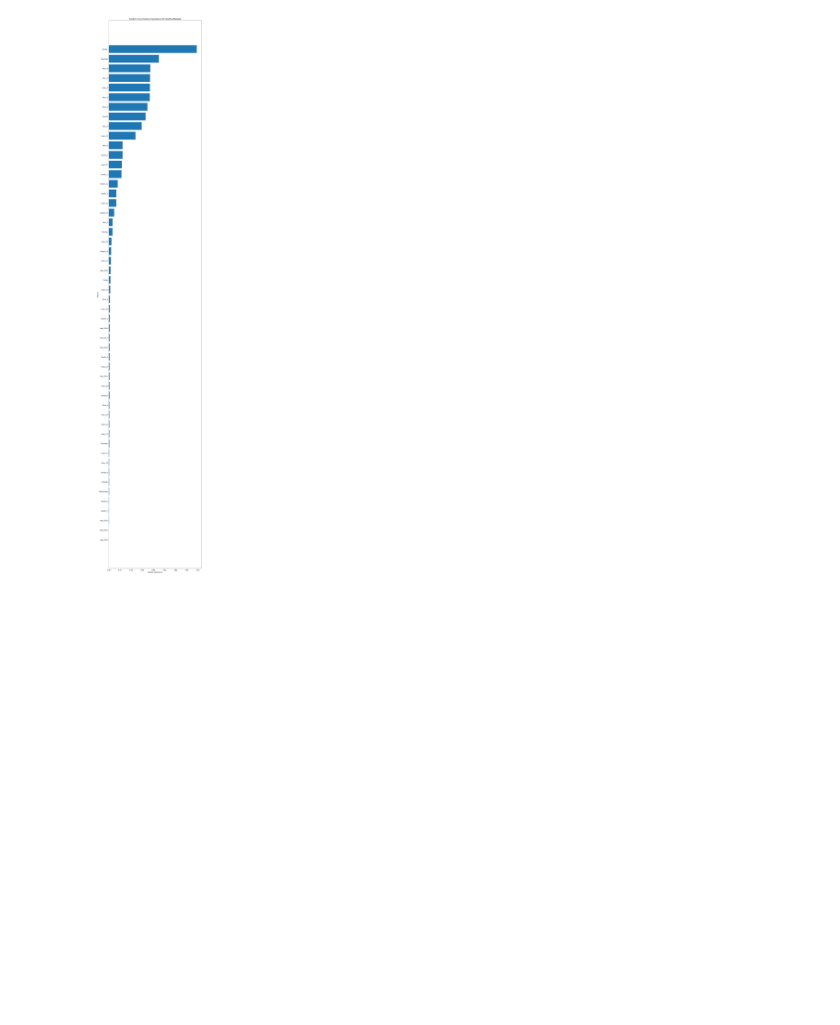
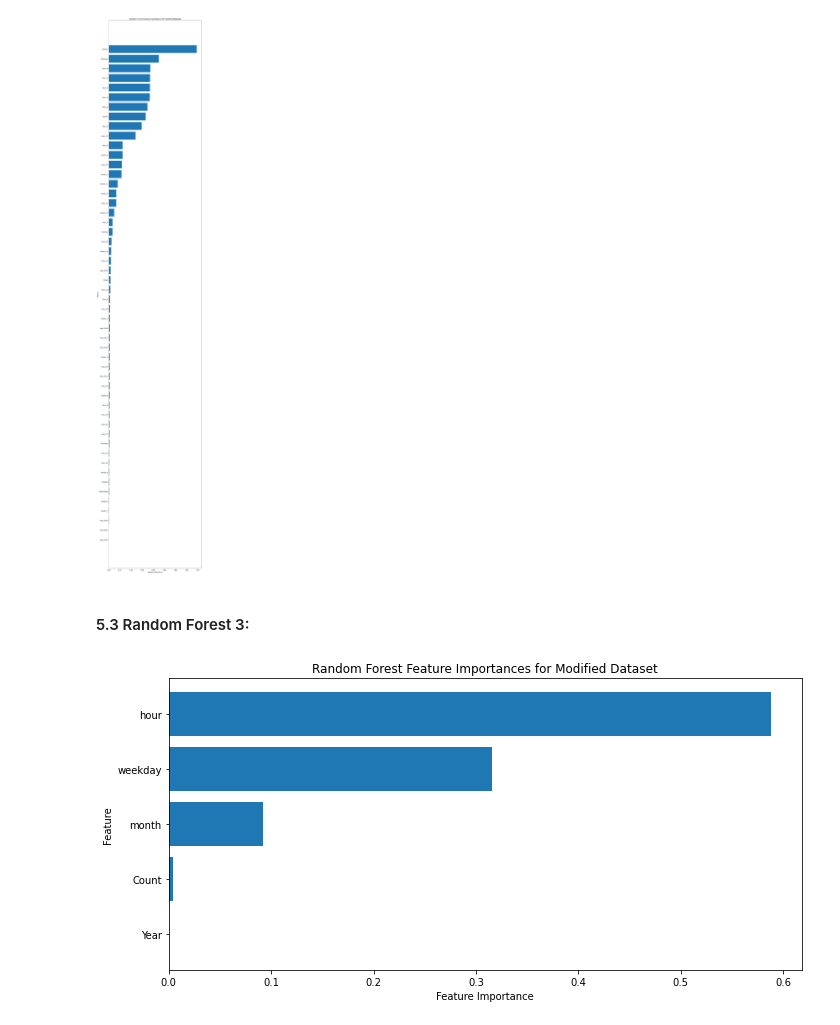
Before and after one commit to cleveryangcong/Random_Forest_Weights, a Jupyter notebook: notebooks/exploratory/1.4-dc-rf_feature_importance.ipynb, the cells around one changed output. Cells and saved outputs as stored; diff of their text form; code cells hidden in the pictures; blank space fills up the shorter version.

```diff
--- a/notebooks/exploratory/1.4-dc-rf_feature_importance.ipynb
+++ b/notebooks/exploratory/1.4-dc-rf_feature_importance.ipynb
@@ -113,6 +145,17 @@ rf_2 = RandomForestRegressor(
     random_state=42,
     n_jobs=-2
 )
+
+rf_3 = RandomForestRegressor(
+    max_samples=0.3,
+    n_estimators=300,
+    min_samples_split=10,
+    min_samples_leaf=10,
+    max_depth=5,
+    bootstrap=True,
+    random_state=42,
+    n_jobs=-2
+)
 # %%
 rf.fit(X_train, y_train)
 # %% [output]
@@ -125,3 +168,5 @@ rf_2.fit(X_train2, y_train2)
 RandomForestRegressor(max_depth=50, max_samples=0.3, min_samples_leaf=5,
                       min_samples_split=7, n_estimators=700, n_jobs=-2,
                       random_state=42)
+# %%
+rf_3.fit(X_train3, y_train3)
@@ -195,3 +258,22 @@ plt.tight_layout()
 plt.show()
 # %% [output]
 [figure]
+# %% [markdown]
+#### 5.3 Random Forest 3:
+# %%
+feature_importances3 = rf_3.feature_importances_
+
+# Assuming df3 is a DataFrame, get the feature names
+features3 = df3.drop('total_energy_usage', axis=1).columns
+sorted_idx3 = feature_importances3.argsort()
+# %%
+plt.figure(figsize=(10, len(features3)))
+
+plt.barh(features3[sorted_idx3], feature_importances3[sorted_idx3])
+plt.xlabel("Feature Importance")
+plt.ylabel("Feature")
+plt.title("Random Forest Feature Importances for Modified Dataset")
+plt.tight_layout()
+plt.show()
+# %% [output]
+[figure, added]
```
Also changed, not shown: parts of 4 cells of this notebook, 1 other file.
